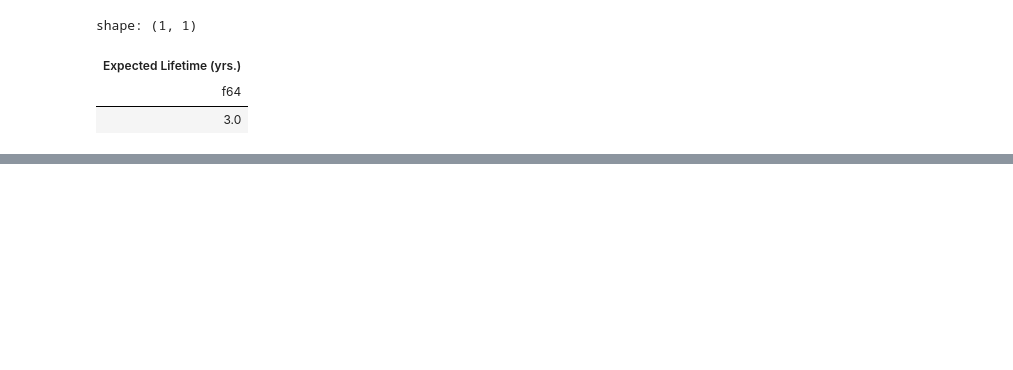
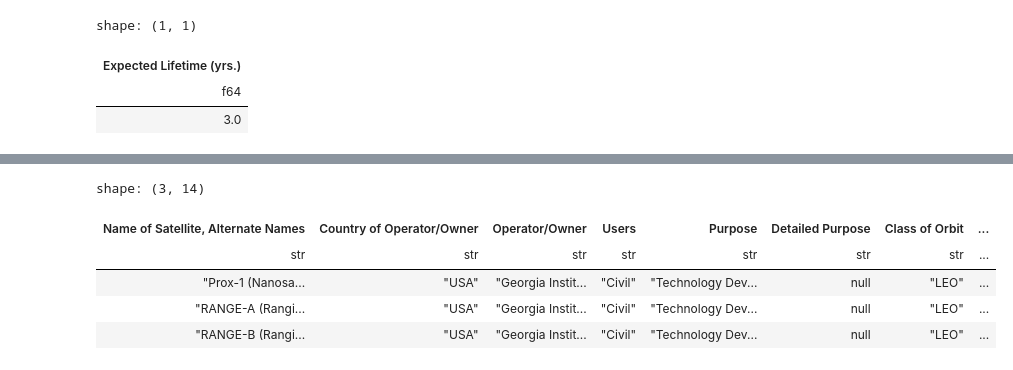
Before and after one commit to hakancangunerli/satellite_data, a Jupyter notebook: analysis.ipynb, the cells around one changed output, grey strips where cells are left out. Drawn from its saved outputs; the diff is of its cells as text; code cells hidden in the pictures; blank space fills up the shorter version.

```diff
--- a/analysis.ipynb
+++ b/analysis.ipynb
@@ -272,0 +290,12 @@ shape: (1, 1)
+# %%
+# what about the University of Georgia?
+uga_df = big_df.filter(pl.col('Operator/Owner').str.contains("Georgia")) # I'm not quite sure how they'd be listed in the database, so I'm just going to search for "Georgia" in the Operator/Owner column.
+
+uga_df
+# %% [output]
+shape: (3, 14)
+| Name of Satellite, Alternate Names | Country of Operator/Owner | Operator/Owner | Users | Purpose | Detailed Purpose | Class of Orbit | ... |
+| str | str | str | str | str | str | str | ... |
+| "Prox-1 (Nanosa... | "USA" | "Georgia Instit... | "Civil" | "Technology Dev... | null | "LEO" | ... |
+| "RANGE-A (Rangi... | "USA" | "Georgia Instit... | "Civil" | "Technology Dev... | null | "LEO" | ... |
+| "RANGE-B (Rangi... | "USA" | "Georgia Instit... | "Civil" | "Technology Dev... | null | "LEO" | ... |
```
Also changed, not shown: parts of 6 cells of this notebook, 1 other file.
